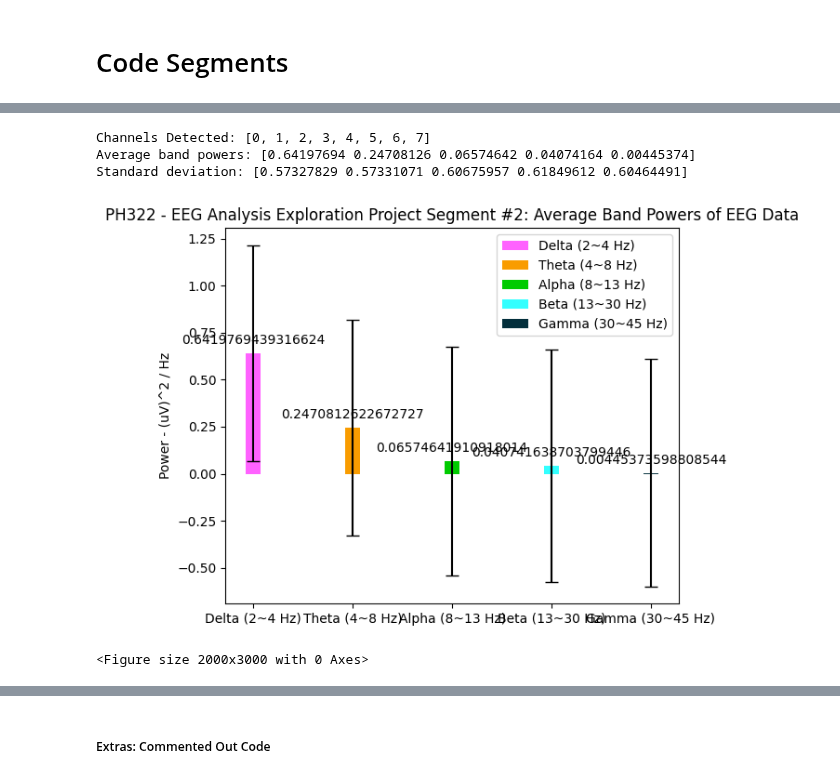
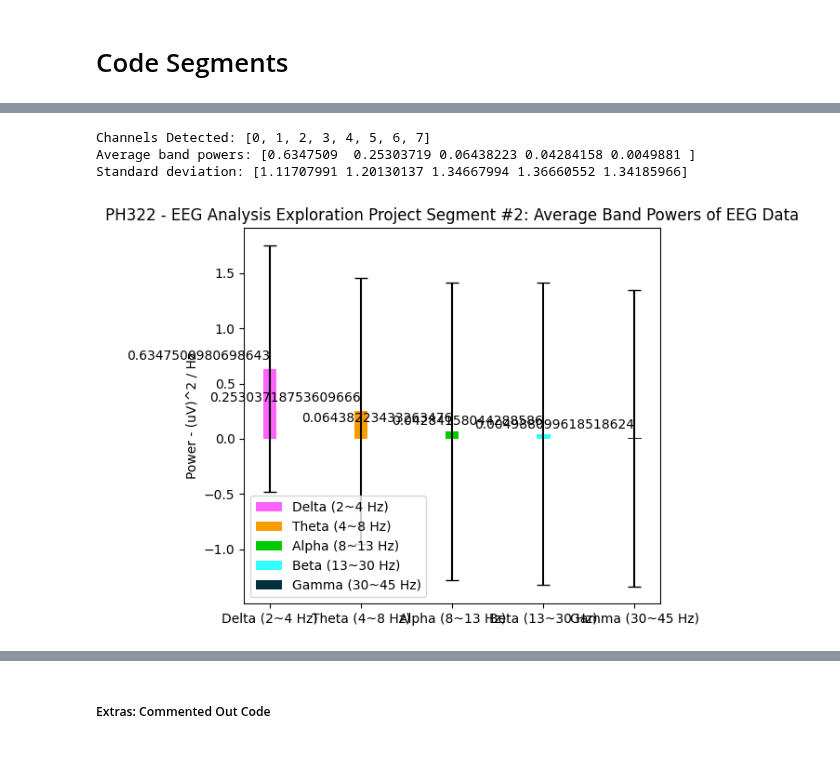
Before and after one commit to DebuggerDan/ph322-computational-physics-sp23, a Jupyter notebook: project/ph322project_dan_jang.ipynb, the cells around one changed output, grey strips where cells are left out. Saved outputs shown, nothing was run; the diff lists cells and outputs as text; code cells hidden in the pictures.

Commit message:
eeg project, progress-point G+H

```diff
--- a/project/ph322project_dan_jang.ipynb
+++ b/project/ph322project_dan_jang.ipynb
@@ -214,5 +245,5 @@ High deviation can be interpreted most of the time as the .csv file containing a
 # %%
-### PH 322 - OpenBCI & BrainFlow EEG Data Analysis Exploration Project Segment #2: EEG Brainwaves / Average Band Powers Graphing - Dan Jang
+### PH 322 - OpenBCI & BrainFlow EEG Data Analysis Exploration Project Segment #2: Graphing EEG Average Band Powers (e.g., Alpha, Beta, Gamma, Delta, Theta Brainwaves) - Dan Jang
 
 ## Credits to ChatGPT for initial EEG data processing & implementation
 ## Credits to BrainFlow API Docs for Python File I/O, Signal Filtering, & Band Power Examples
@@ -233,7 +264,7 @@ from brainflow.data_filter import DataFilter, FilterTypes, AggOperations, Detren
 #                       'F7' , 'F8' , 'F3', 'F4', 'T7', 'T8', 'P3', 'P4']
 
 # Read the BrainFlow-RAW OpenBCI Cyton Board-based 8-channel EEG dataset .csv file
-eeg_data_file = "./data/BrainFlow-RAW_2023-03-02_19-06-28_0.csv"
+eeg_data_file = "./data/demo_data2.csv"#"./data/BrainFlow-RAW_2023-03-02_19-06-28_0.csv"
 #eeg_data = pd.read_csv(eeg_data_file, sep='\t', header=None)
 
 # Restore data from the file through DataFilter (BrainFlow), then load into a DataFrame
@@ -257,6 +288,7 @@ params.master_board = BoardIds.NO_BOARD
 defaultboard = BoardIds.SYNTHETIC_BOARD
 streamerparams = ''
 
+sampling_rate = 250  # Assuming a sampling rate of 250 Hz
 nfft = DataFilter.get_nearest_power_of_two(sampling_rate)
 
 #idx = 5 * self.eeg_info[1]
@@ -297,7 +329,7 @@ def calculate_band_powers(data, channels, sampling_rate, apply_filters=True):
 
 # Calculate the average band powers
 channels = [i for i in range(8)]  # Assuming an 8-channel EEG OpenBCI Cyton Board headset
-sampling_rate = 250  # Assuming a sampling rate of 250 Hz
+
 avg_band_powers, stddev = calculate_band_powers(eeg_data[channels], channels, sampling_rate)
 
 print("Average band powers: " + str(avg_band_powers))
@@ -310,37 +342,36 @@ print("Standard deviation: " + str(stddev))
 #colors = ['magenta', 'orange', 'green', 'teal', 'navy blue']
 colors = ['#ff62ff', '#f99c00', '#00cb00', '#33ffff', '#032f3c']
 rects = [ax.bar(x[i], avg_band_powers[i], width, color=colors[i], label=band_labels[i], yerr=stddev[i], capsize=5) for i in range(len(avg_band_powers))]
 
 # Add some text for labels, title and custom x-axis tick labels, etc.
 #plt.rcParams['xtick.labelsize'] = small
 ax.set_ylabel("Power - (uV)^2 / Hz")
 ax.set_title("PH322 - EEG Analysis Exploration Project Segment #2: Average Band Powers of EEG Data")
 ax.set_xticks(x)
 ax.set_xticklabels(band_labels)
 ax.legend()
 
 def autolabel(rects):
     """Attach a text label above each bar in *rects*, displaying its height."""
     for rect in rects:
         height = rect.get_height()
         ax.annotate('{}'.format(height),
                     xy=(rect.get_x() + rect.get_width() / 2, height),
                     xytext=(0, 5),  # 3 points vertical offset
                     textcoords="offset points",
-                    ha='center', va='bottom')
+                    ha='right', va='bottom')
 
 #autolabel(rects)
 for rect in rects:
     autolabel(rect)
 
 fig.tight_layout()
-fig = plt.figure(figsize=(20, 30))
+#fig = plt.figure(figsize=(20, 30))
 
-plt.savefig("PH322, EEG Student Project - Code Segment #2, Average Band Powers.png")
+plt.savefig("PH322-EEG-Project-Code-Segment-2-Plot.png")
 plt.show()
 # %% [output]
 Channels Detected: [0, 1, 2, 3, 4, 5, 6, 7]
-Average band powers: [0.64197694 0.24708126 0.06574642 0.04074164 0.00445374]
-Standard deviation: [0.57327829 0.57331071 0.60675957 0.61849612 0.60464491]
+Average band powers: [0.6347509  0.25303719 0.06438223 0.04284158 0.0049881 ]
+Standard deviation: [1.11707991 1.20130137 1.34667994 1.36660552 1.34185966]
-[figure, old version]
+[figure, new version]
-<Figure size 2000x3000 with 0 Axes>
```
Also changed, not shown: parts of 19 cells of this notebook, 3 other files.
